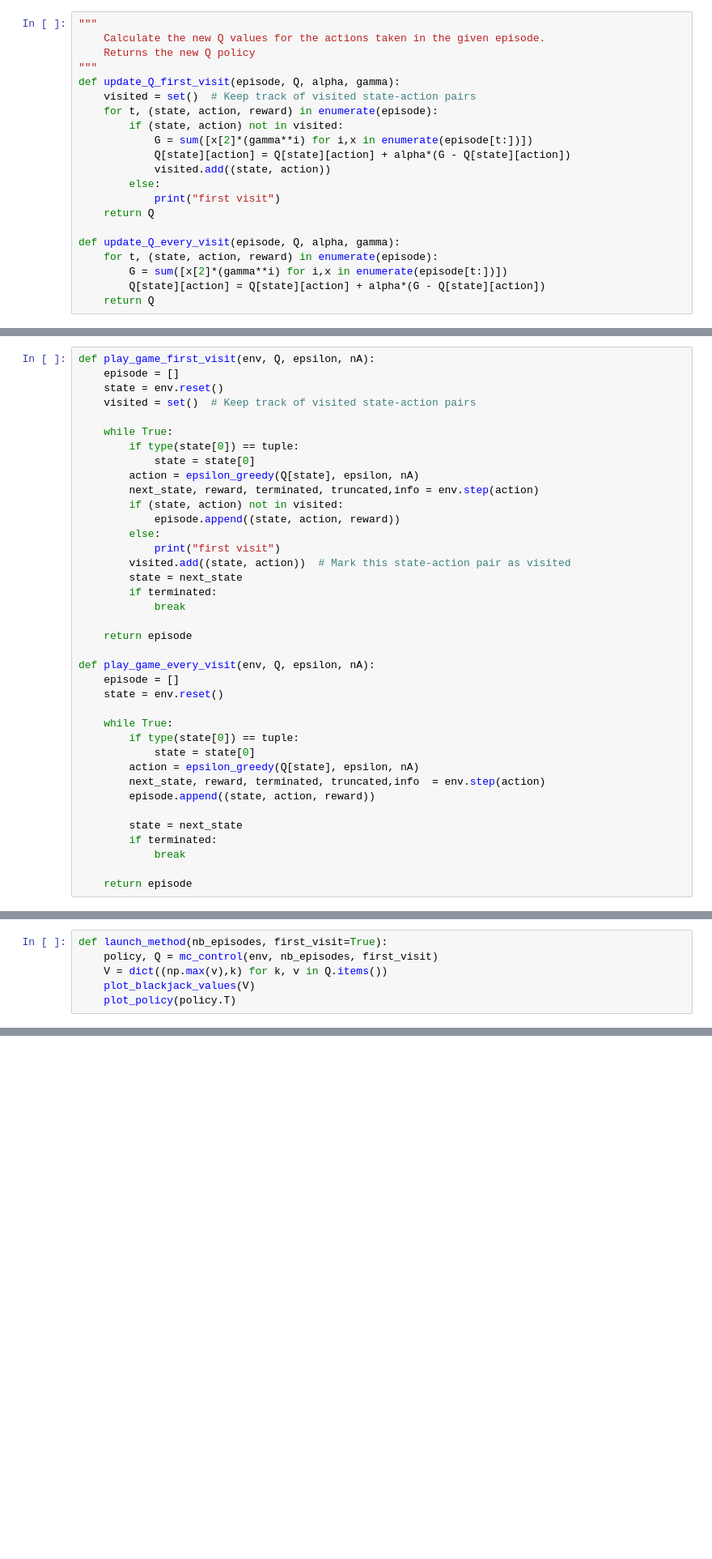
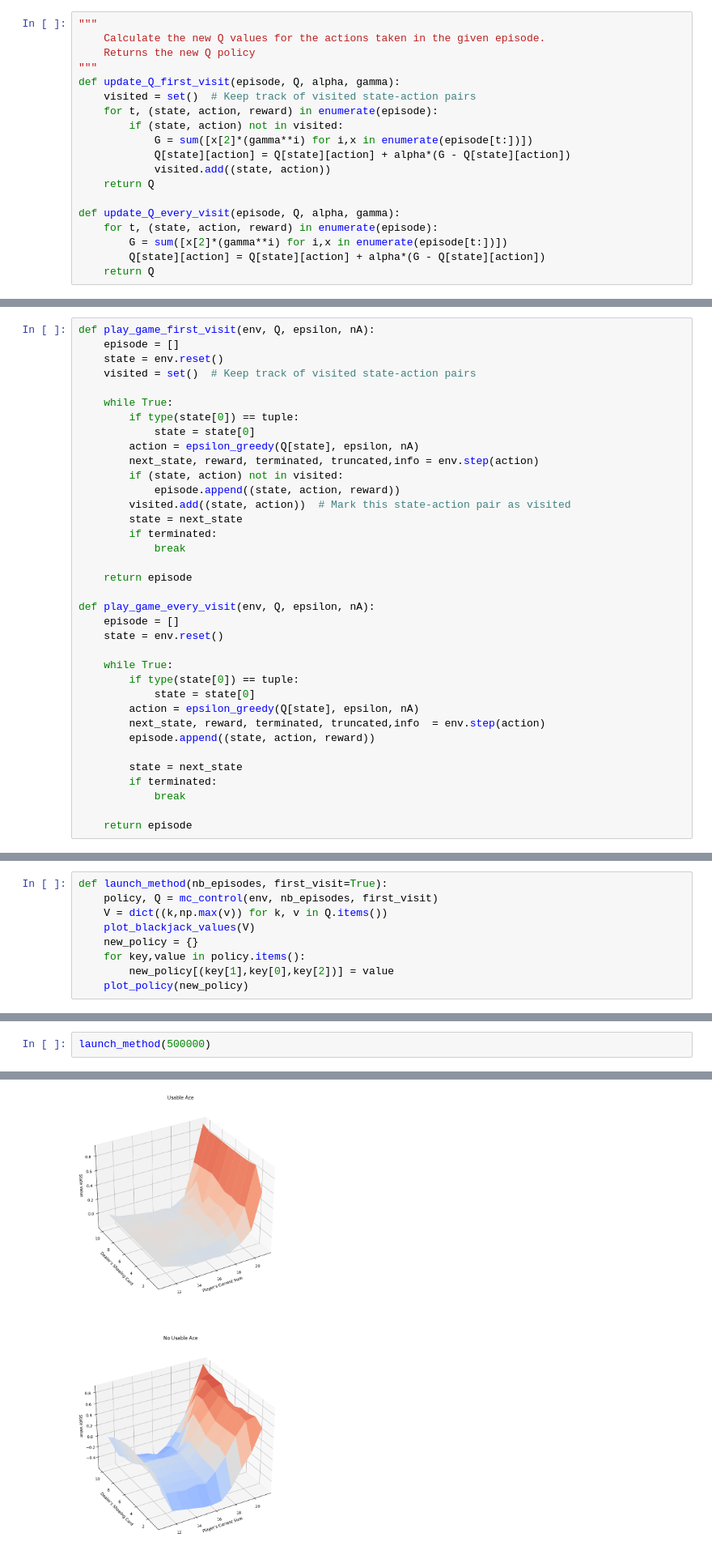
Before and after one commit to JeannesTheo/MonteCarlo, a Jupyter notebook: Control.ipynb, the cells around one changed output, grey strips where cells are left out. Shown at 81% size. Drawn from its saved outputs; the diff is of its cells as text; blank space fills up the shorter version.

```diff
--- a/Control.ipynb
+++ b/Control.ipynb
@@ -71,8 +71,6 @@ def update_Q_first_visit(episode, Q, alpha, gamma):
             G = sum([x[2]*(gamma**i) for i,x in enumerate(episode[t:])])
             Q[state][action] = Q[state][action] + alpha*(G - Q[state][action])
             visited.add((state, action))
-        else:
-            print("first visit")
     return Q
 
 def update_Q_every_visit(episode, Q, alpha, gamma):
@@ -99,8 +97,6 @@ def play_game_first_visit(env, Q, epsilon, nA):
         next_state, reward, terminated, truncated,info = env.step(action)
         if (state, action) not in visited:
             episode.append((state, action, reward))
-        else:
-            print("first visit")
         visited.add((state, action))  # Mark this state-action pair as visited
         state = next_state
         if terminated:
@@ -246,6 +243,9 @@ def mc_control_importance_sampling(env, num_episodes, behavior_policy, discount_
 # %%
 def launch_method(nb_episodes, first_visit=True):
     policy, Q = mc_control(env, nb_episodes, first_visit)
-    V = dict((np.max(v),k) for k, v in Q.items())
+    V = dict((k,np.max(v)) for k, v in Q.items())
     plot_blackjack_values(V)
-    plot_policy(policy.T)
+    new_policy = {}
+    for key,value in policy.items():
+        new_policy[(key[1],key[0],key[2])] = value
+    plot_policy(new_policy)
@@ -258,0 +252,3 @@ plot_policy(V)
+# %%
+launch_method(500000)
+# %% [output]
@@ -258,0 +257 @@ plot_policy(V)
+[figure, added]
```
Also changed, not shown: parts of 12 cells of this notebook, 2 other files.
